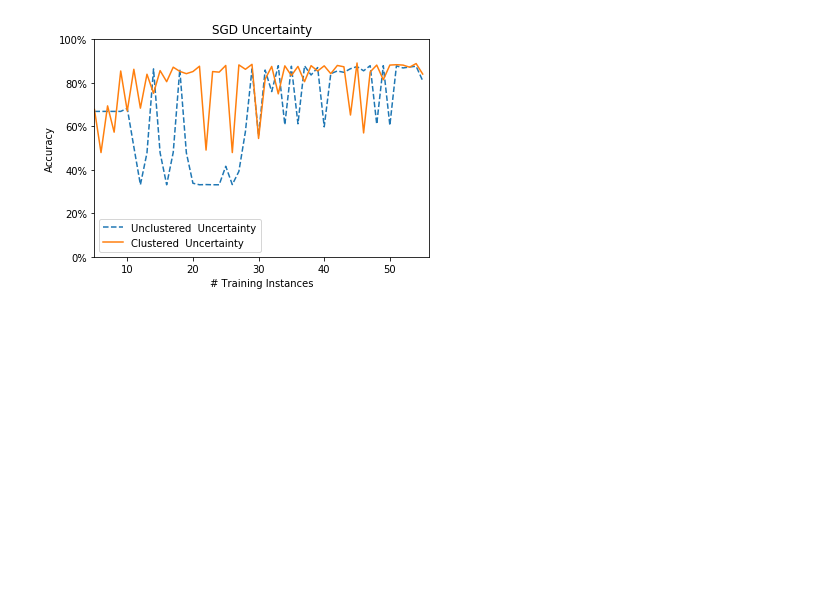
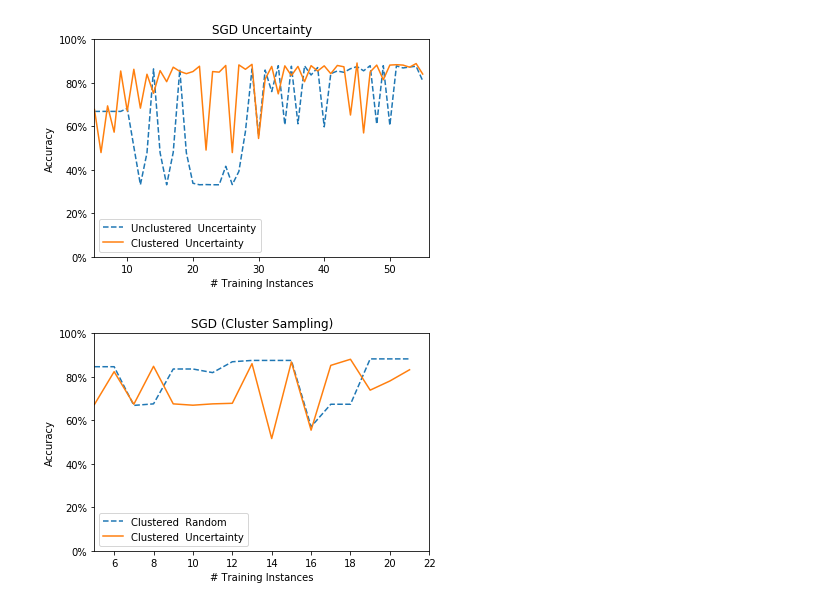
Before and after one commit to adidottxt/spotify-music-discovery, a Jupyter notebook: learning.ipynb, the cells around one changed output. Drawn from its saved outputs; the diff is of its cells as text; code cells hidden in the pictures; blank space fills up the shorter version.

Commit message:
sgd w/ cluster sampling plots

```diff
--- a/learning.ipynb
+++ b/learning.ipynb
@@ -789,6 +789,31 @@ accuracy_plot(sgd_y_u, sgd_l_u, 'SGD Uncertainty')
 [figure]
 [figure]
 [figure]
+# %%
+result_list = [active_cluster_sampled_results]
+label_list = ['Clustered']
+sgd_c_results = get_new_results('sgd')
+sgd_c_y, sgd_c_l = get_plottable_results(sgd_c_results)
+
+def accuracy_plot_c(y, labels, title):
+
+    # x = [i * (50//NUM_CLUSTERS) + 5 for i in range(len(y[0]))]
+    # x = [i * (50//4) + 5 for i in range(len(y[0]))]
+    x = [i + 5 for i in range(len(y[0]))]
+
+    for i in range(len(y)):
+        plt.plot(x, y[i], '--' if i % 2 == 0 else '-', label=labels[i])
+    plt.legend()
+    plt.title(title)
+    plt.xlabel('# Training Instances')
+    plt.ylabel('Accuracy')
+    plt.axis([5, 5+len(y[0]), 0, 1.0])
+    plt.axes().yaxis.set_major_formatter(mtick.PercentFormatter(1.0))
+    plt.show()
+
+accuracy_plot_c(sgd_c_y, sgd_c_l, 'SGD (Cluster Sampling)')
+# %% [output]
+[figure, added]
 # %%
 # def get_adv_plots():
 #     for i in range(len(adv_results)):
```
